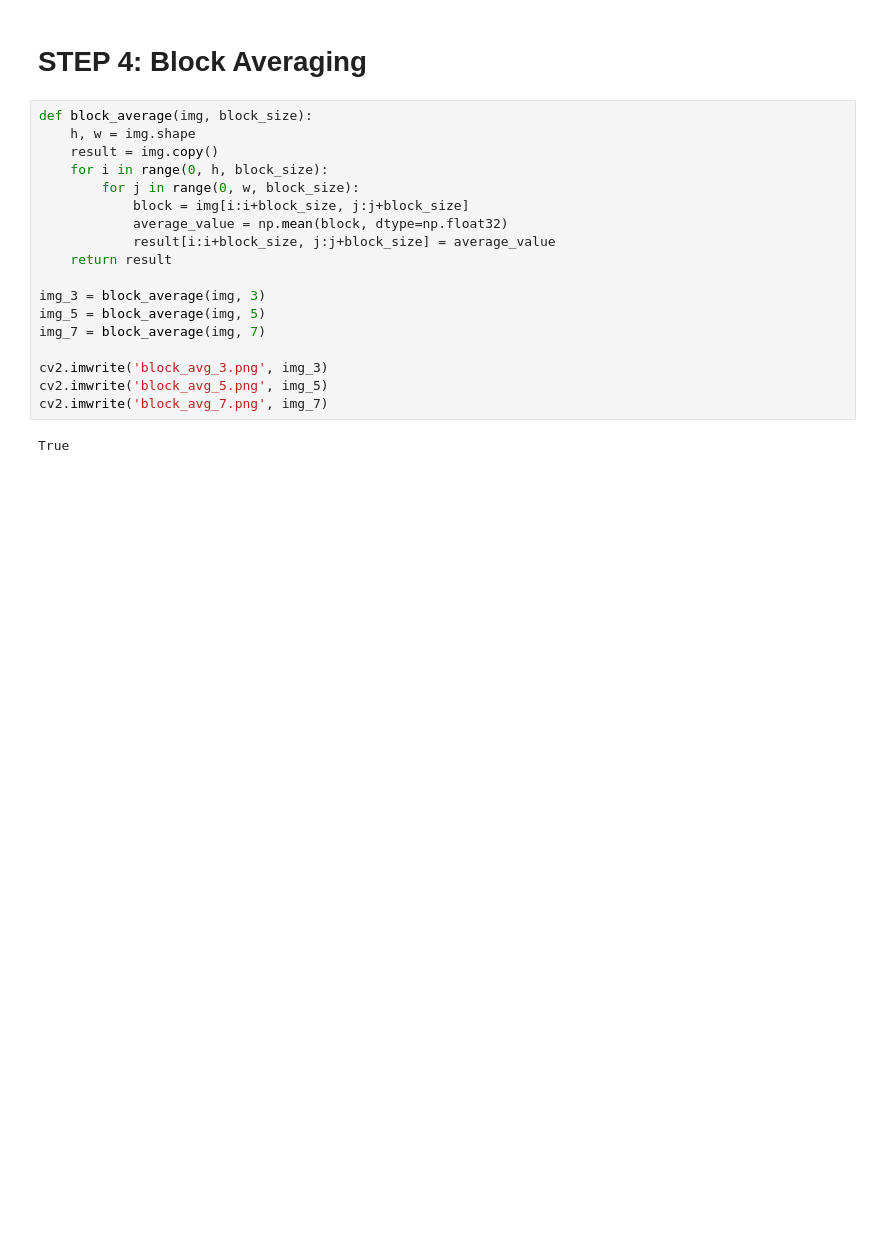
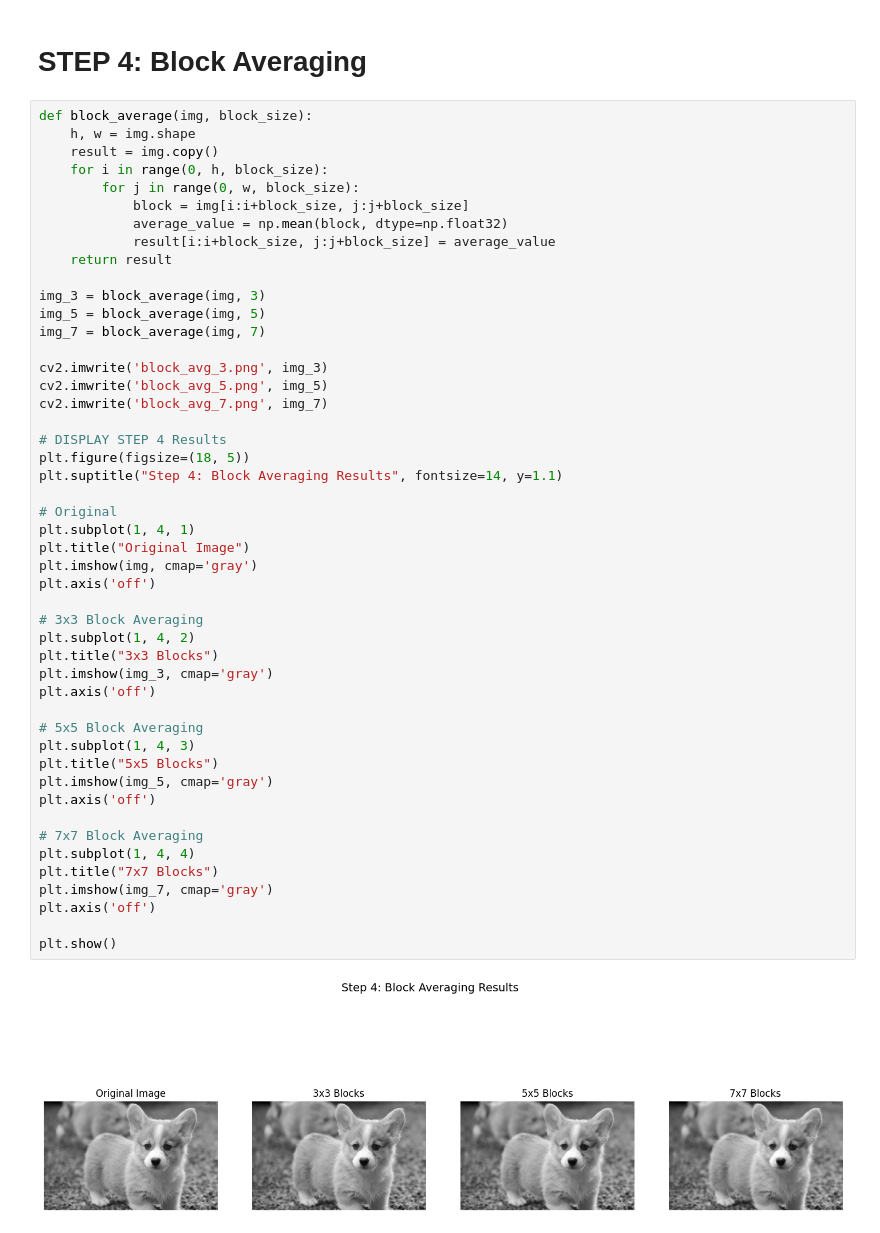
Before and after one commit to eg204212/Computer-Vision-and-Image-Processing---Take-Home-Assignment-1-, a Jupyter notebook: EC7212_Take_Home_Assignment_1.ipynb, the cells around one changed output. Saved outputs shown, nothing was run; the diff lists cells and outputs as text; blank space fills up the shorter version.

```diff
--- a/EC7212_Take_Home_Assignment_1.ipynb
+++ b/EC7212_Take_Home_Assignment_1.ipynb
@@ -50,20 +123,50 @@ True
 # %%
 def block_average(img, block_size):
     h, w = img.shape
     result = img.copy()
     for i in range(0, h, block_size):
         for j in range(0, w, block_size):
             block = img[i:i+block_size, j:j+block_size]
             average_value = np.mean(block, dtype=np.float32)
             result[i:i+block_size, j:j+block_size] = average_value
     return result
 
 img_3 = block_average(img, 3)
 img_5 = block_average(img, 5)
 img_7 = block_average(img, 7)
 
 cv2.imwrite('block_avg_3.png', img_3)
 cv2.imwrite('block_avg_5.png', img_5)
 cv2.imwrite('block_avg_7.png', img_7)
+
+# DISPLAY STEP 4 Results
+plt.figure(figsize=(18, 5))
+plt.suptitle("Step 4: Block Averaging Results", fontsize=14, y=1.1)
+
+# Original
+plt.subplot(1, 4, 1)
+plt.title("Original Image")
+plt.imshow(img, cmap='gray')
+plt.axis('off')
+
+# 3x3 Block Averaging
+plt.subplot(1, 4, 2)
+plt.title("3x3 Blocks")
+plt.imshow(img_3, cmap='gray')
+plt.axis('off')
+
+# 5x5 Block Averaging
+plt.subplot(1, 4, 3)
+plt.title("5x5 Blocks")
+plt.imshow(img_5, cmap='gray')
+plt.axis('off')
+
+# 7x7 Block Averaging
+plt.subplot(1, 4, 4)
+plt.title("7x7 Blocks")
+plt.imshow(img_7, cmap='gray')
+plt.axis('off')
+
+plt.show()
 # %% [output]
-True
+[figure, added]
```
Also changed, not shown: parts of 5 cells of this notebook.
